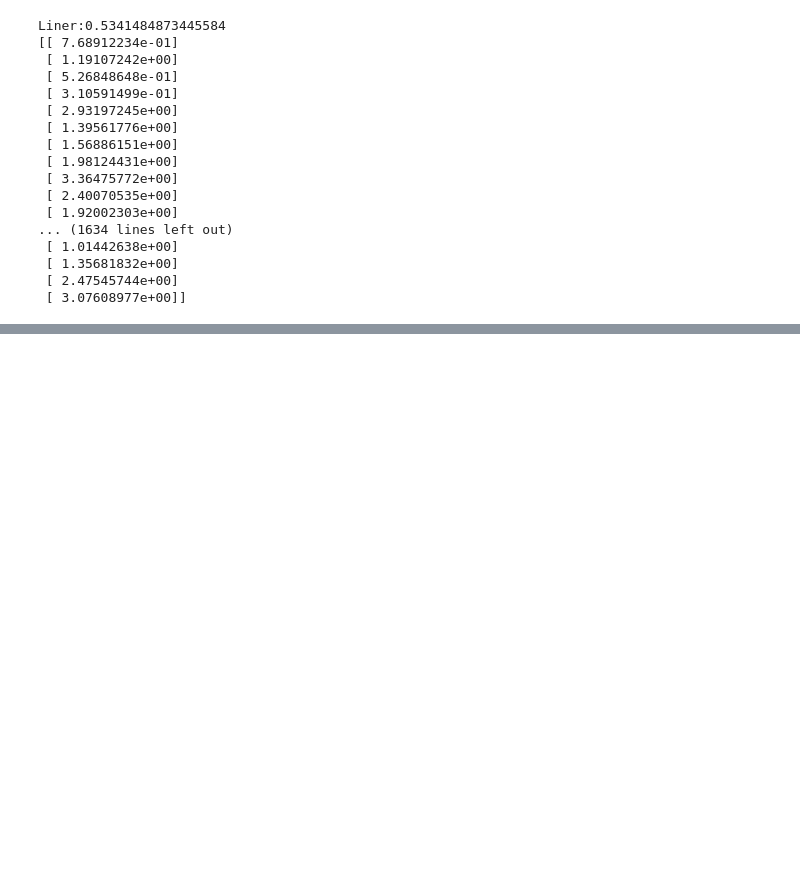
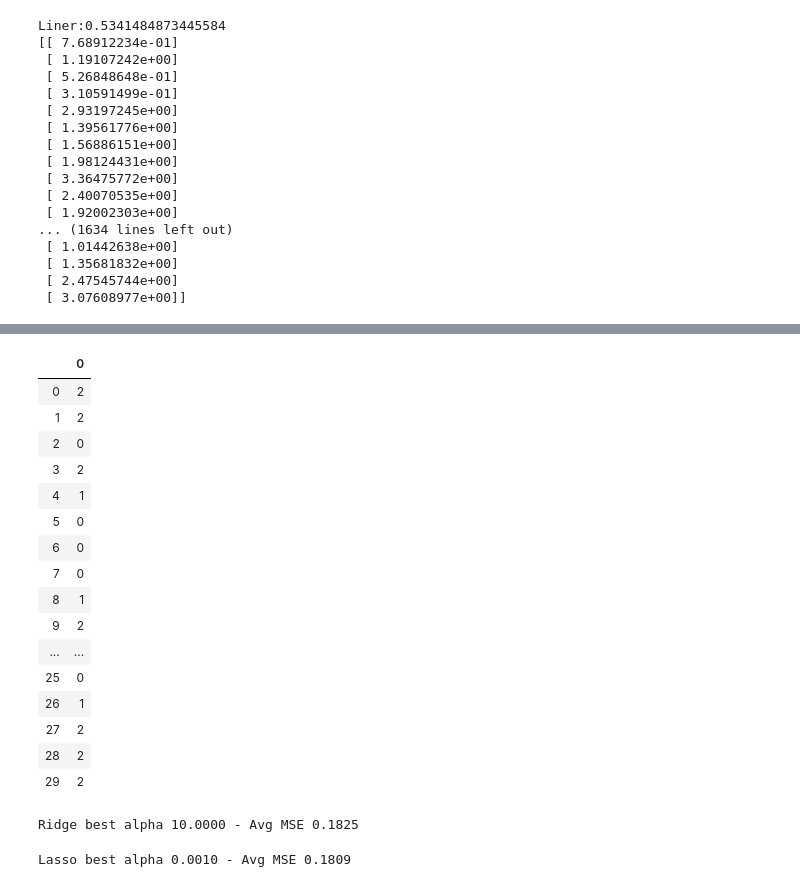
Before and after one commit to leppsalujyrgen/Entropy-of-Football-Statistics, a Jupyter notebook: Data Modelling/statistics-regression.ipynb, the cells around one changed output, grey strips where cells are left out. Saved outputs shown, nothing was run; the diff lists cells and outputs as text; code cells hidden in the pictures; blank space fills up the shorter version.

```diff
--- a/Data Modelling/statistics-regression.ipynb
+++ b/Data Modelling/statistics-regression.ipynb
@@ -219,0 +293,11 @@ right/all
+# %%
+testfeatures = gametest.drop(columns=["team_score_h", "team_score_a"])
+testlabels = pd.DataFrame()
+for i in range(gametest.shape[0]):
+    if int(gametest["team_score_h"].iloc[i]) < int(gametest["team_score_a"].iloc[i]):
+        testlabels = testlabels.append([2], ignore_index=True)
+    elif int(gametest["team_score_h"].iloc[i]) == int(gametest["team_score_a"].iloc[i]):
+        testlabels = testlabels.append([0], ignore_index=True)
+    elif int(gametest["team_score_h"].iloc[i]) > int(gametest["team_score_a"].iloc[i]):
+        testlabels = testlabels.append([1], ignore_index=True)
+testlabels
@@ -219,0 +318,6 @@ right/all
+# %%
+model1 = LinearRegression(normalize=True)
+model1.fit(trainfeatures, trainlabels)
+pred1 = model1.predict(testfeatures)
+print("Liner:" + str(r2_score(testlabels, pred1)))
+print(pred1)
@@ -219,0 +358,48 @@ right/all
+# %%
+newtrainlabels = pd.DataFrame()
+newtestlabels = pd.DataFrame()
+
+for idx, row in trainlabels.iterrows():
+    if int(trainlabels.loc[idx]) == 1:
+        newtrainlabels = newtrainlabels.append([0], ignore_index=True)
+    elif int(trainlabels.iloc[idx]) == 2:
+        newtrainlabels = newtrainlabels.append([2], ignore_index=True)
+    elif int(trainlabels.iloc[idx]) == 0:
+        newtrainlabels = newtrainlabels.append([1], ignore_index=True)
+
+
+for idx, row in testlabels.iterrows():
+    if int(testlabels.iloc[idx]) == 1:
+        newtestlabels = newtestlabels.append([0], ignore_index=True)
+    elif int(testlabels.iloc[idx]) == 2:
+        newtestlabels = newtestlabels.append([2], ignore_index=True)
+    elif int(testlabels.iloc[idx]) == 0:
+        newtestlabels = newtestlabels.append([1], ignore_index=True)
+newtestlabels.head(30)
+# %% [output]
+|  | 0 |
+| 0 | 2 |
+| 1 | 2 |
+| 2 | 0 |
+| 3 | 2 |
+| 4 | 1 |
+| 5 | 0 |
+| 6 | 0 |
+| 7 | 0 |
+| 8 | 1 |
+| 9 | 2 |
+| ... | ... |
+| 25 | 0 |
+| 26 | 1 |
+| 27 | 2 |
+| 28 | 2 |
+| 29 | 2 |
+# %%
+ridge_alphas = np.linspace(0.01, 10, 100)
+lasso_alphas = np.linspace(0.001, 5, 100)
+
+print("Ridge best alpha %.4f - Avg MSE %.4f " % get_best_alpha(Ridge(), trainfeatures, newtrainlabels, ridge_alphas))
+print("Lasso best alpha %.4f - Avg MSE %.4f " % get_best_alpha(Lasso(), trainfeatures, newtrainlabels, lasso_alphas))
+# %% [output]
+Ridge best alpha 10.0000 - Avg MSE 0.1825
+Lasso best alpha 0.0010 - Avg MSE 0.1809
```
Also changed, not shown: parts of 14 cells of this notebook, 2 other files.
